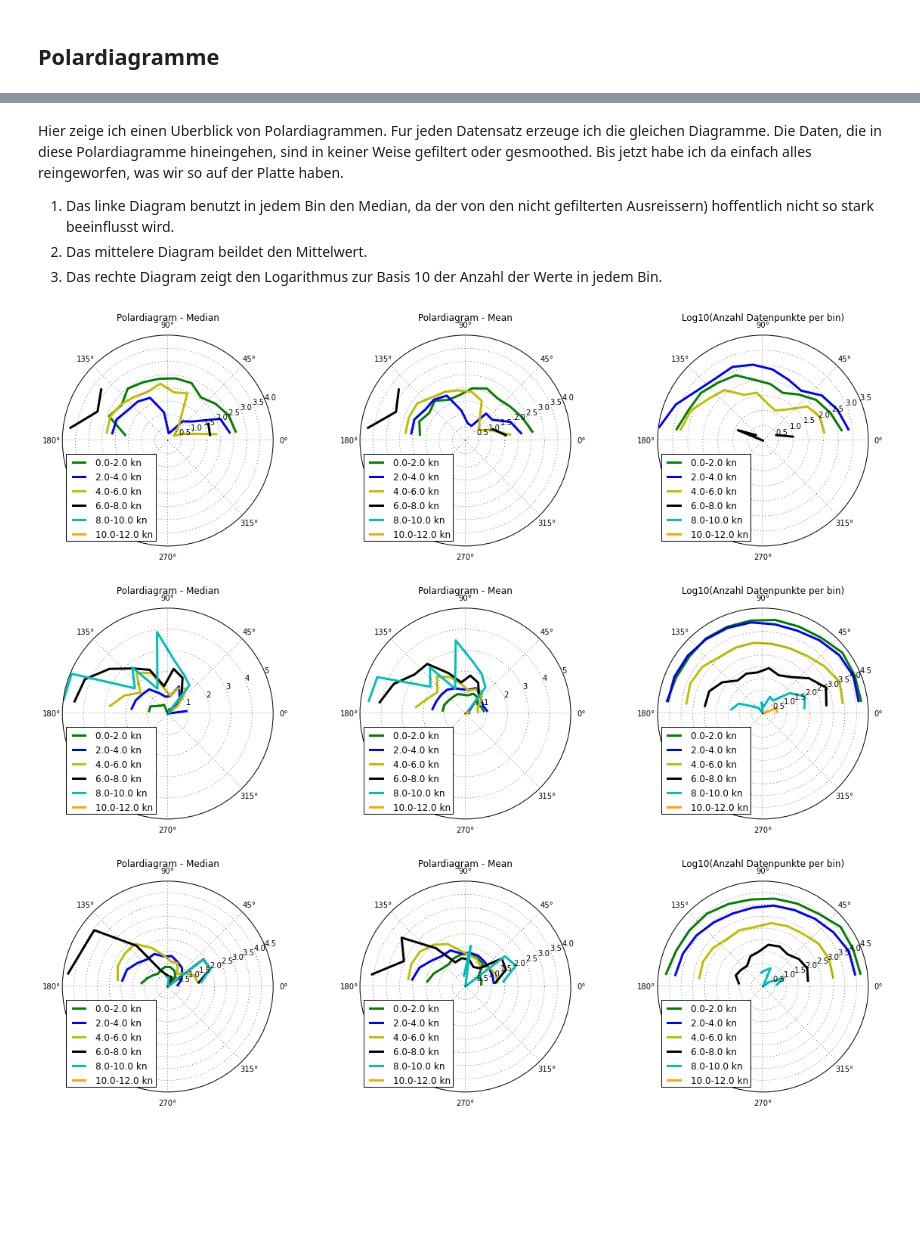
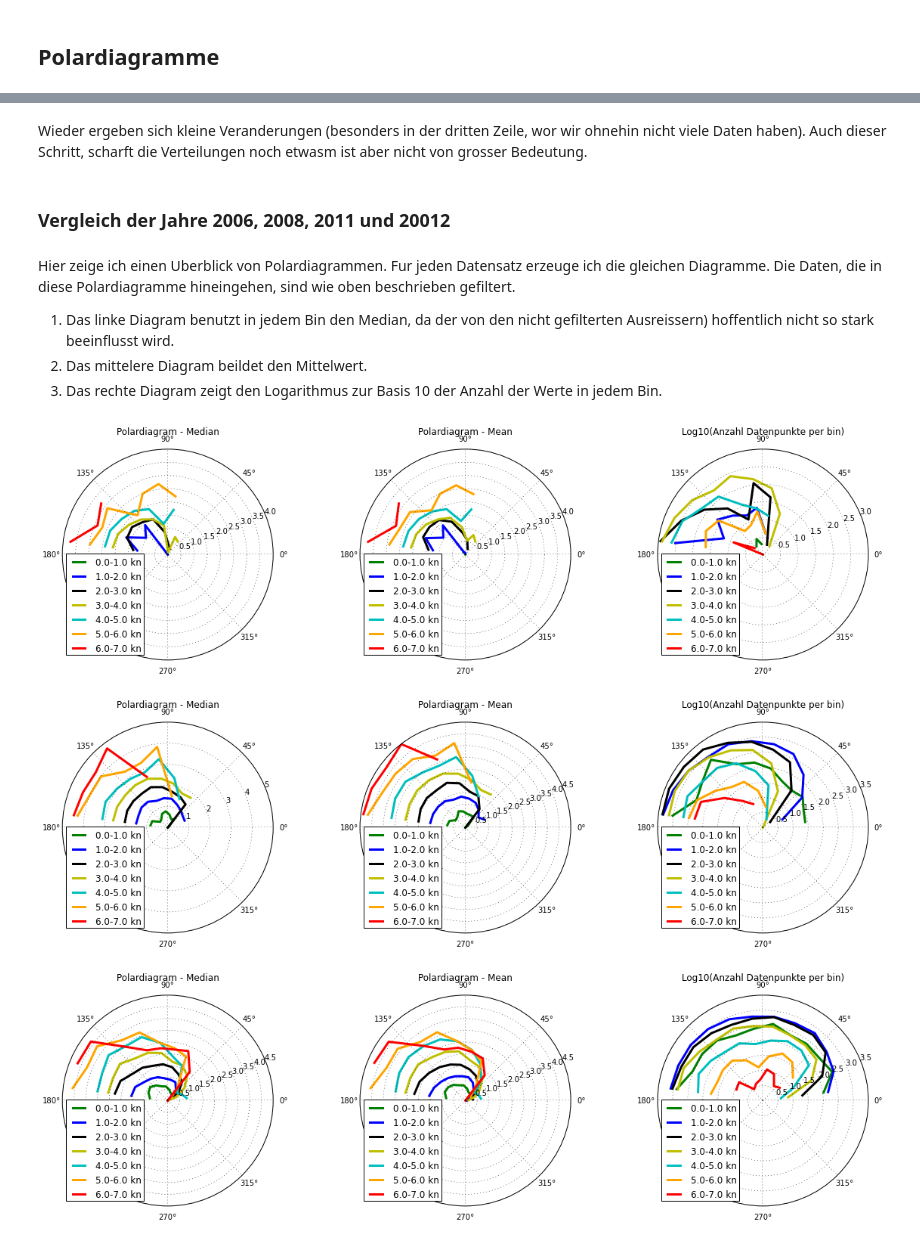
Before and after one commit to Roemerschiff/NX2, a Jupyter notebook: Polarplots.ipynb, the cells around one changed output, grey strips where cells are left out. Drawn from its saved outputs; the diff is of its cells as text; code cells hidden in the pictures; blank space fills up the shorter version.

Commit message:
Correct filtering, make first version of polar diagrams

```diff
--- a/Polarplots.ipynb
+++ b/Polarplots.ipynb
@@ -135,0 +184,3 @@ Wenn man die Grafiken fur die Daten aus jedem einzelnen Jahr anschaut, dann sieh
+# %%
+fig = plt.figure(figsize = (10,5))
+polar.polar_grid(d11.TWA[sail & con], TWSs[sail & con], d11.BSP[sail & con], np.arange(0.,8.1,2.), np.arange(0.,181., 30.1), fig = fig)
@@ -136,5 +199,9 @@ Wenn man die Grafiken fur die Daten aus jedem einzelnen Jahr anschaut, dann sieh
+# %% [markdown]
+Wieder ergeben sich kleine Veranderungen (besonders in der dritten Zeile, wor wir ohnehin nicht viele Daten haben). Auch dieser Schritt, scharft die Verteilungen noch etwasm ist aber nicht von grosser Bedeutung.
+# %% [markdown]
+### Vergleich der Jahre 2006, 2008, 2011 und 20012
 # %% [markdown]
-Hier zeige ich einen Uberblick von Polardiagrammen. Fur jeden Datensatz erzeuge ich die gleichen Diagramme. Die Daten, die in diese Polardiagramme hineingehen, sind in keiner Weise gefiltert oder gesmoothed. Bis jetzt habe ich da einfach alles reingeworfen, was wir so auf der Platte haben.
+Hier zeige ich einen Uberblick von Polardiagrammen. Fur jeden Datensatz erzeuge ich die gleichen Diagramme. Die Daten, die in diese Polardiagramme hineingehen, sind wie oben beschrieben gefiltert.
 
 1. Das linke Diagram benutzt in jedem Bin den Median, da der von den nicht gefilterten Ausreissern) hoffentlich nicht so stark beeinflusst wird.
 2. Das mittelere Diagram beildet den Mittelwert.
@@ -145,22 +212,24 @@ def polar3(data):
     ax1 = fig.add_subplot(131, polar = True)
     ax2 = fig.add_subplot(132, polar = True)
     ax3 = fig.add_subplot(133, polar = True)
-    data.plot_polar(ax = ax1, fct = np.median)
+    speedbins = np.arange(8)
+    colors = ['r','g','b','k','y','c','orange','r']
+    data.plot_polar(ax = ax1, fct = np.median, speedbins = speedbins, color = colors)
     ax1.set_title('Polardiagram - Median')
-    data.plot_polar(ax = ax2, fct = np.mean)
+    data.plot_polar(ax = ax2, fct = np.mean, speedbins = speedbins, color = colors)
     ax2.set_title('Polardiagram - Mean')
-    data.plot_polar(ax = ax3, fct = lambda x: np.log10(len(x)))
+    data.plot_polar(ax = ax3, fct = lambda x: np.log10(len(x)), speedbins = speedbins, color = colors)
     ax3.set_title ('Log10(Anzahl Datenpunkte per bin)')
 # %%
-polar3(d06)
+polar3(d06.where(polar.sail(d06)))
 # %% [output]
-[figure, old version]
+[figure, new version]
 # %%
-polar3(d08)
+polar3(d08.where(polar.sail(d08)))
 # %% [output]
-[figure, old version]
+[figure, new version]
 # %%
-polar3(d11)
+polar3(d11.where(polar.sail(d11)))
 # %% [output]
-[figure, old version]
+[figure, new version]
 # %%
```
Also changed, not shown: parts of 20 cells of this notebook.
